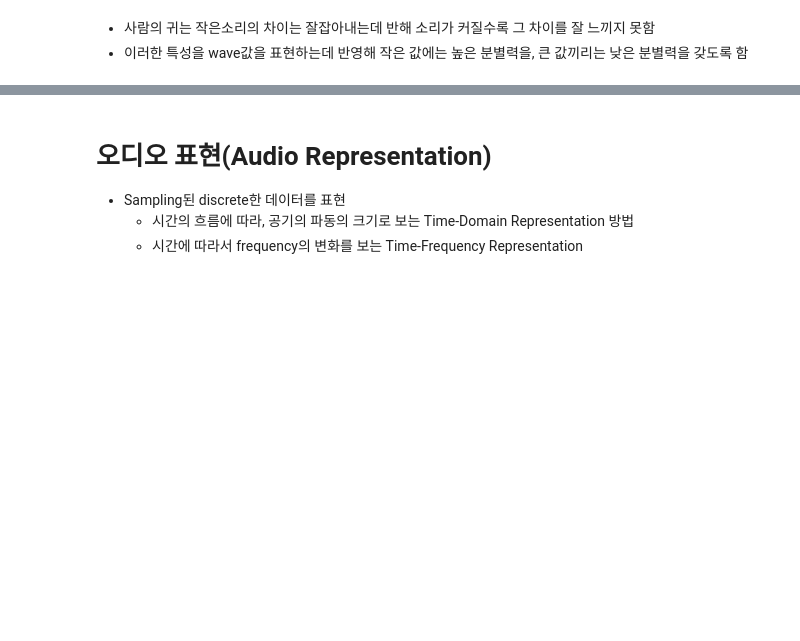
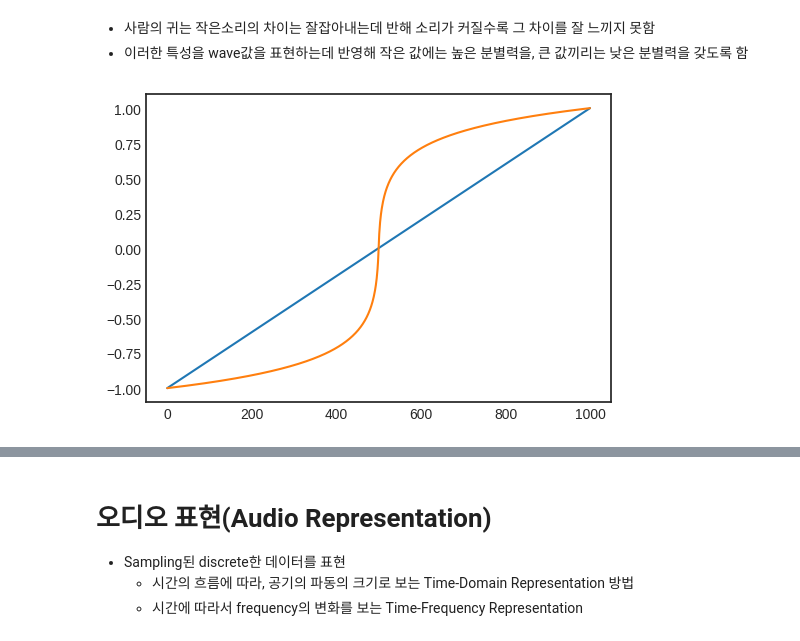
Before and after one commit to jx-dohwan/Audio_Processing_Study, a Jupyter notebook: 오디오_처리.ipynb, the cells around one changed output, grey strips where cells are left out. Cells and saved outputs as stored; diff of their text form; code cells hidden in the pictures; blank space fills up the shorter version.

```diff
--- a/오디오_처리.ipynb
+++ b/오디오_처리.ipynb
@@ -109,3 +193,16 @@ test_dataset[1]
 # %% [markdown]
 * 사람의 귀는 작은소리의 차이는 잘잡아내는데 반해 소리가 커질수록 그 차이를 잘 느끼지 못함
 * 이러한 특성을 wave값을 표현하는데 반영해 작은 값에는 높은 분별력을, 큰 값끼리는 낮은 분별력을 갖도록 함
+# %%
+def mu_law(x, mu=255):
+    return np.sign(x) * np.log(1 + mu * np.abs(x)) / np.log(1 + mu)
+# %%
+x = np.linspace(-1, 1, 1000)
+x_mu = mu_law(x)
+
+plt.figure(figsize=[6,4])
+plt.plot(x)
+plt.plot(x_mu)
+plt.show()
+# %% [output]
+[figure, added]
```
Also changed, not shown: parts of 11 cells of this notebook.
